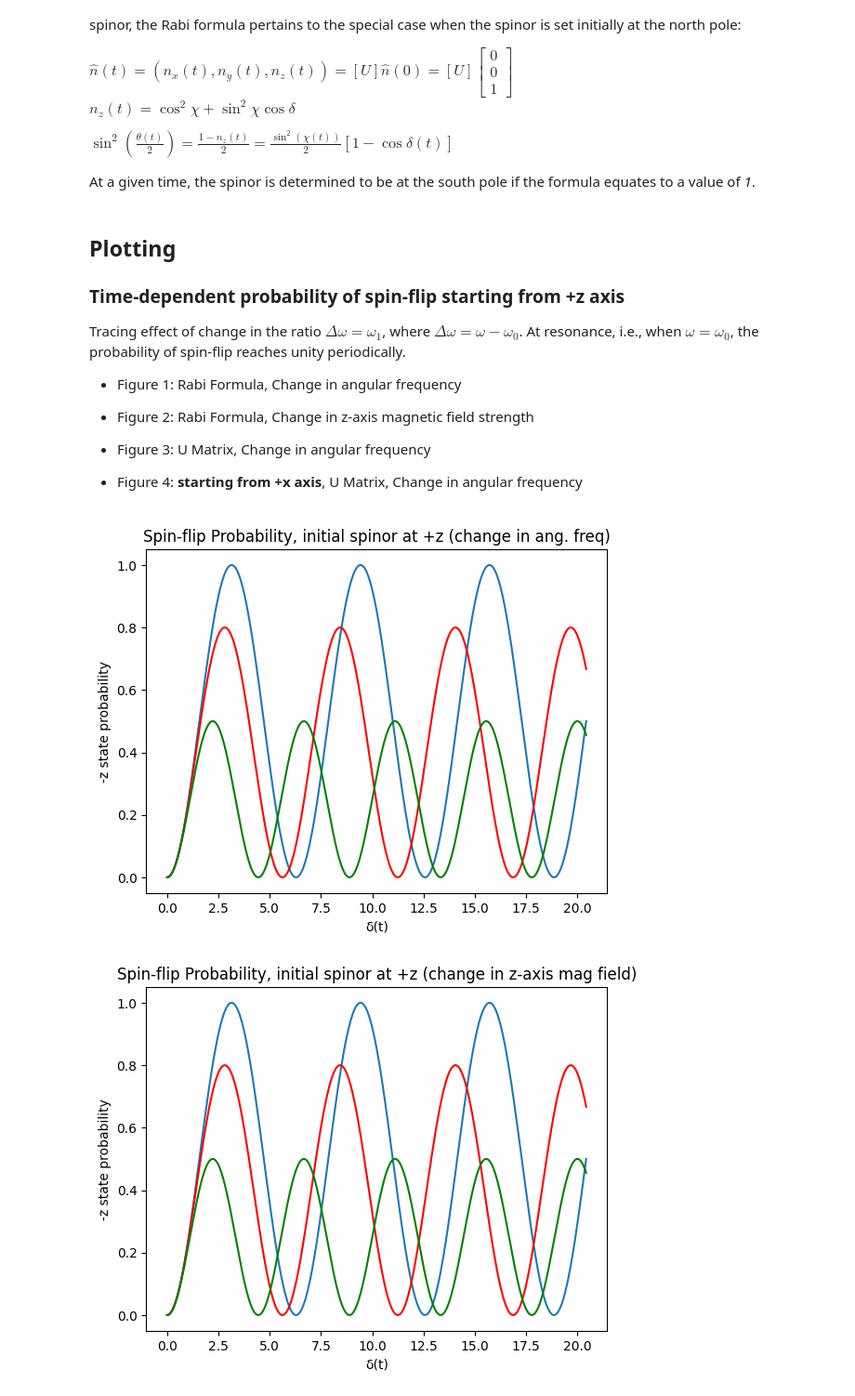
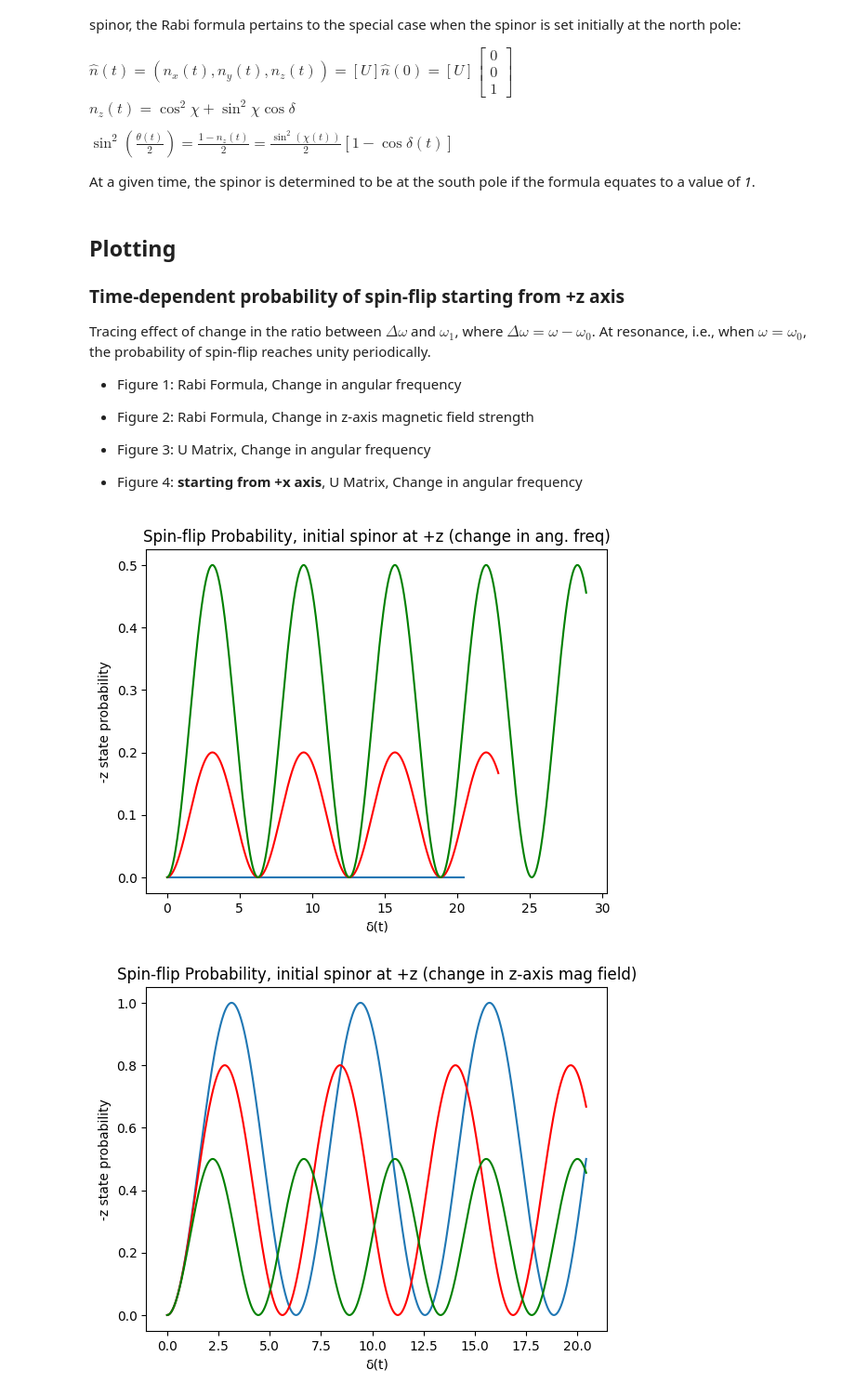
Before and after one commit to zanevc5555/physics-applets, a Jupyter notebook: SpinEnsembles.ipynb, the cells around one changed output. Shown at 93% size. Drawn from its saved outputs; the diff is of its cells as text; code cells hidden in the pictures.

```diff
--- a/SpinEnsembles.ipynb
+++ b/SpinEnsembles.ipynb
@@ -365,10 +369,9 @@ At a given time, the spinor is determined to be at the south pole if the formula
 def RabiProb(Bxy, Bz, w):
     w0 = g*uB*Bz/h
     w1 = g*uB*Bxy/h
-    chi = np.arctan(w1/(w0-w))
     delta = np.sqrt((w-w0)**2+w1**2)*np.tile(t, (3,1)).T
 
-    sinchi = sin(chi)
+    sinchi = (w-w0)*np.tile(t, (3,1)).T/delta
     cosdel = cos(delta)
 
     prob = (1.0 - cosdel)*sinchi**2/2.0
@@ -388,14 +391,14 @@ def GenProb(U, n0):
 def Delta(Bxy, Bz, w):
     w0 = g*uB*Bz/h
     w1 = g*uB*Bxy/h
-    delta = np.sqrt((w-w0)**2+w1**2)*t
-    return delta
+    delta = np.sqrt((w-w0)**2+w1**2)*np.tile(t, (3,1)).T
+    return delta.T
 # %% [markdown]
 ## Plotting
 
 ### Time-dependent probability of spin-flip starting from +z axis
 
-Tracing effect of change in the ratio $\Delta\omega = \omega_1$, where $\Delta\omega = \omega - \omega_0$. At resonance, i.e., when $\omega = \omega_0$, the probability of spin-flip reaches unity periodically.
+Tracing effect of change in the ratio between $\Delta\omega$ and $\omega_1$, where $\Delta\omega = \omega - \omega_0$. At resonance, i.e., when $\omega = \omega_0$, the probability of spin-flip reaches unity periodically.
 
 - Figure 1: Rabi Formula, Change in angular frequency
 
@@ -418,16 +421,16 @@ prob = RabiProb(Bxy, Bz, w)
 # %%
 import matplotlib.pyplot as plt
 #Looking good so far!
-delta = Delta(Bxy, Bz, w[0])
-plt.plot(delta, prob[0])
-plt.plot(delta, prob[1], color="r")
-plt.plot(delta, prob[2], color="g")
+delta = Delta(Bxy, Bz, w)
+plt.plot(delta[0], prob[0])
+plt.plot(delta[1], prob[1], color="r")
+plt.plot(delta[2], prob[2], color="g")
 plt.title("Spin-flip Probability, initial spinor at +z (change in ang. freq)")
 plt.xlabel("\u03B4(t)")
 plt.ylabel("-z state probability")
 plt.show()
 # %% [output]
-[figure, old version]
+[figure, new version]
 # %%
 # Let Bx = 1, w = gubBxy/h
 #Plot for various Bz values e.g, (w-w0)/w1 = a --> Bz = hw/guB - aBxy
```
Also changed, not shown: parts of 10 cells of this notebook, 2 other files.
